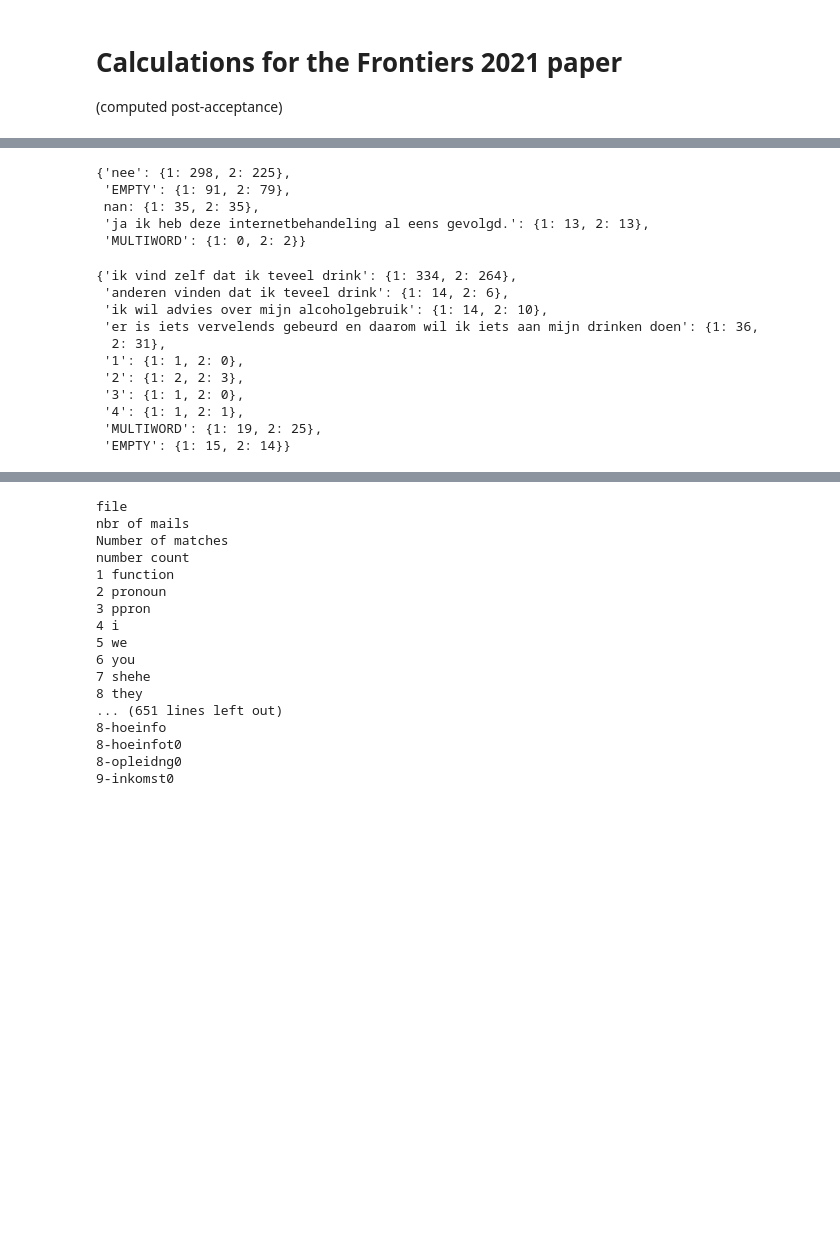
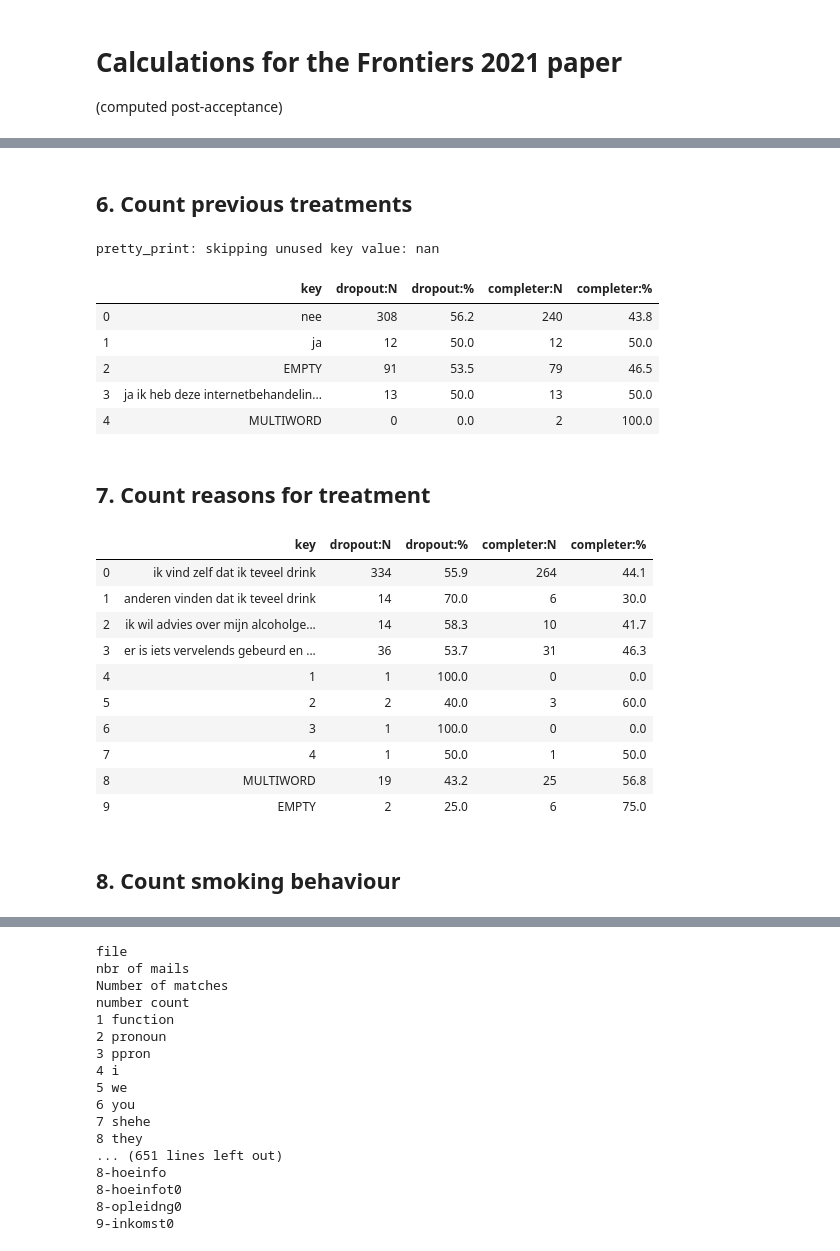
Before and after one commit to e-mental-health/data-processing, a Jupyter notebook: frontierspaper.ipynb, the cells around one changed output, grey strips where cells are left out. Cells and saved outputs as stored; diff of their text form; code cells hidden in the pictures; blank space fills up the shorter version.

```diff
--- a/frontierspaper.ipynb
+++ b/frontierspaper.ipynb
@@ -12,0 +102,2 @@ data = pd.read_csv(DATAFILE)
+# %%
+missings = count_missing(data)
@@ -82 +199,3 @@ count_educations(data)
+# %% [markdown]
+## 6. Count previous treatments
 # %%
@@ -95,14 +220,18 @@ def count_treatments(data):
     return treatments
 # %%
-count_treatments(data)
+pretty_print(count_treatments(data, missings))
 # %% [output]
-{'nee': {1: 298, 2: 225},
- 'EMPTY': {1: 91, 2: 79},
- nan: {1: 35, 2: 35},
- 'ja ik heb deze internetbehandeling al eens gevolgd.': {1: 13, 2: 13},
- 'MULTIWORD': {1: 0, 2: 2}}
+pretty_print: skipping unused key value: nan
+|  | key | dropout:N | dropout:% | completer:N | completer:% |
+| 0 | nee | 308 | 56.2 | 240 | 43.8 |
+| 1 | ja | 12 | 50.0 | 12 | 50.0 |
+| 2 | EMPTY | 91 | 53.5 | 79 | 46.5 |
+| 3 | ja ik heb deze internetbehandelin... | 13 | 50.0 | 13 | 50.0 |
+| 4 | MULTIWORD | 0 | 0.0 | 2 | 100.0 |
+# %% [markdown]
+## 7. Count reasons for treatment
 # %%
-def count_reasons(data):
+def count_reasons(data, missings):
     reasons = { "ik vind zelf dat ik teveel drink": {1: 0, 2: 0},
                 "anderen vinden dat ik teveel drink": {1: 0, 2: 0},
                 "ik wil advies over mijn alcoholgebruik": {1: 0, 2: 0},
@@ -114,33 +243,36 @@ def count_reasons(data):
                 "MULTIWORD": {1: 0, 2: 0},
                 "EMPTY": {1: 0, 2: 0}, }
     for idx, row in data.iterrows():
-        reason = math.nan
-        if not pd.isna(row["7-aanleid"]):
-            reason = row["7-aanleid"]
-        if not pd.isna(row["12-aanleid0"]):
-            if not pd.isna(reason):
-                print(f"cannot happen: duplicate education value: {reason} and {row['12-aanleid0']}")
-            reason = row["12-aanleid0"]
-        if not pd.isna(row["7-aanleidt0"]):
-            if not pd.isna(reason):
-                print(f"cannot happen: duplicate education value: {reason} and {row['7-aanleidt0']}")
-            reason = row["7-aanleidt0"]
-        if pd.isna(reason):
-            print("cannot happen: missing reason value")
-        reasons[reason][row["dropout"]] += 1
+        if missings[idx] < 3:
+            reason = math.nan
+            if not pd.isna(row["7-aanleid"]):
+                reason = row["7-aanleid"]
+            if not pd.isna(row["12-aanleid0"]):
+                if not pd.isna(reason):
+                    print(f"cannot happen: duplicate education value: {reason} and {row['12-aanleid0']}")
+                reason = row["12-aanleid0"]
+            if not pd.isna(row["7-aanleidt0"]):
+                if not pd.isna(reason):
+                    print(f"cannot happen: duplicate education value: {reason} and {row['7-aanleidt0']}")
+                reason = row["7-aanleidt0"]
+            if pd.isna(reason):
+                print("cannot happen: missing reason value")
+            reasons[reason][row["dropout"]] += 1
     return reasons
 # %%
-count_reasons(data)
+pretty_print(count_reasons(data, missings))
 # %% [output]
-{'ik vind zelf dat ik teveel drink': {1: 334, 2: 264},
- 'anderen vinden dat ik teveel drink': {1: 14, 2: 6},
- 'ik wil advies over mijn alcoholgebruik': {1: 14, 2: 10},
- 'er is iets vervelends gebeurd en daarom wil ik iets aan mijn drinken doen': {1: 36,
-  2: 31},
- '1': {1: 1, 2: 0},
- '2': {1: 2, 2: 3},
- '3': {1: 1, 2: 0},
- '4': {1: 1, 2: 1},
- 'MULTIWORD': {1: 19, 2: 25},
- 'EMPTY': {1: 15, 2: 14}}
+|  | key | dropout:N | dropout:% | completer:N | completer:% |
+| 0 | ik vind zelf dat ik teveel drink | 334 | 55.9 | 264 | 44.1 |
+| 1 | anderen vinden dat ik teveel drink | 14 | 70.0 | 6 | 30.0 |
+| 2 | ik wil advies over mijn alcoholge... | 14 | 58.3 | 10 | 41.7 |
+| 3 | er is iets vervelends gebeurd en ... | 36 | 53.7 | 31 | 46.3 |
+| 4 | 1 | 1 | 100.0 | 0 | 0.0 |
+| 5 | 2 | 2 | 40.0 | 3 | 60.0 |
+| 6 | 3 | 1 | 100.0 | 0 | 0.0 |
+| 7 | 4 | 1 | 50.0 | 1 | 50.0 |
+| 8 | MULTIWORD | 19 | 43.2 | 25 | 56.8 |
+| 9 | EMPTY | 2 | 25.0 | 6 | 75.0 |
+# %% [markdown]
+## 8. Count smoking behaviour
 # %%
```
Also changed, not shown: parts of 23 cells of this notebook.
